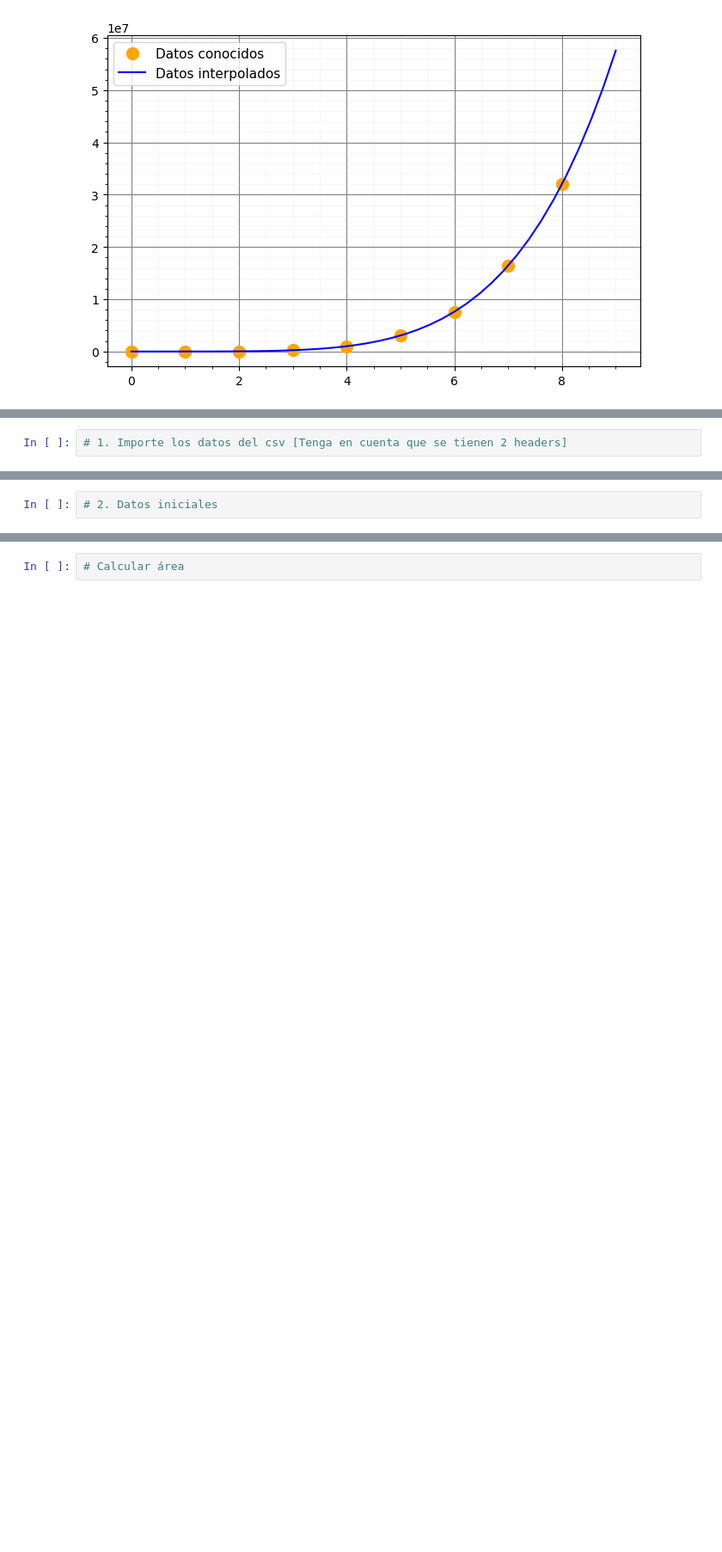
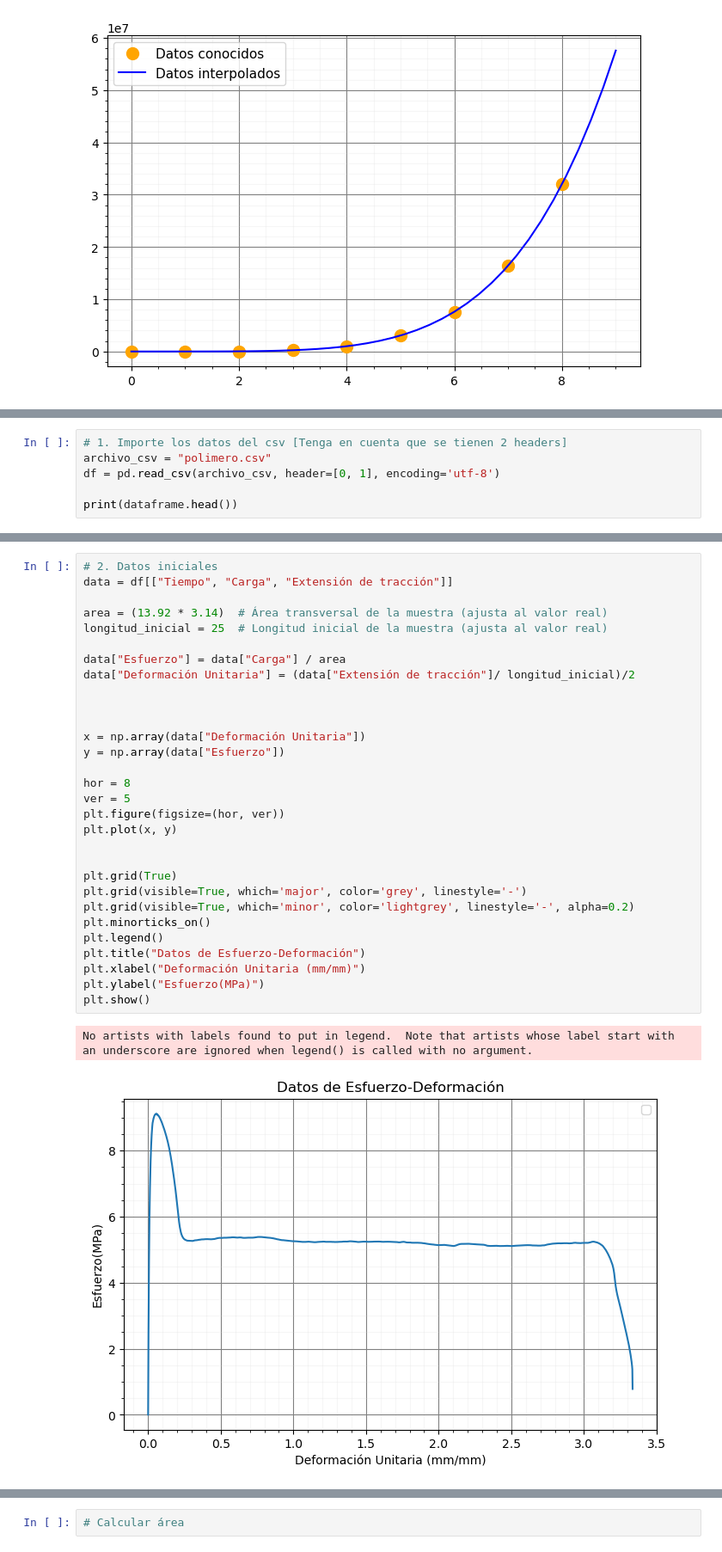
Before and after one commit to AxEberbach/Taller-1, a Jupyter notebook: Taller_1_Alejandro_Eberbach.ipynb, the cells around one changed output, grey strips where cells are left out. Shown at 86% size. Cells and saved outputs as stored; diff of their text form; blank space fills up the shorter version.

```diff
--- a/Taller_1_Alejandro_Eberbach.ipynb
+++ b/Taller_1_Alejandro_Eberbach.ipynb
@@ -279,4 +279,8 @@ Como puede observar, se tienen comportamientos distintos en cada una de las secc
 </div>
 # %%
 # 1. Importe los datos del csv [Tenga en cuenta que se tienen 2 headers]
+archivo_csv = "polimero.csv"
+df = pd.read_csv(archivo_csv, header=[0, 1], encoding='utf-8')
+
+print(dataframe.head())
 # %% [output]
@@ -290,2 +294,33 @@ Como puede observar, se tienen comportamientos distintos en cada una de las secc
-# %%
-# 2. Datos iniciales
+# %%
+# 2. Datos iniciales
+data = df[["Tiempo", "Carga", "Extensión de tracción"]]
+
+area = (13.92 * 3.14)  # Área transversal de la muestra (ajusta al valor real)
+longitud_inicial = 25  # Longitud inicial de la muestra (ajusta al valor real)
+
+data["Esfuerzo"] = data["Carga"] / area
+data["Deformación Unitaria"] = (data["Extensión de tracción"]/ longitud_inicial)/2
+
+
+
+x = np.array(data["Deformación Unitaria"])
+y = np.array(data["Esfuerzo"])
+
+hor = 8
+ver = 5
+plt.figure(figsize=(hor, ver))
+plt.plot(x, y)
+
+
+plt.grid(True)
+plt.grid(visible=True, which='major', color='grey', linestyle='-')
+plt.grid(visible=True, which='minor', color='lightgrey', linestyle='-', alpha=0.2)
+plt.minorticks_on()
+plt.legend()
+plt.title("Datos de Esfuerzo-Deformación")
+plt.xlabel("Deformación Unitaria (mm/mm)")
+plt.ylabel("Esfuerzo(MPa)")
+plt.show()
+# %% [output]
+No artists with labels found to put in legend.  Note that artists whose label start with an underscore are ignored when legend() is called with no argument.
+[figure, added]
```
Also changed, not shown: parts of 2 cells of this notebook.
